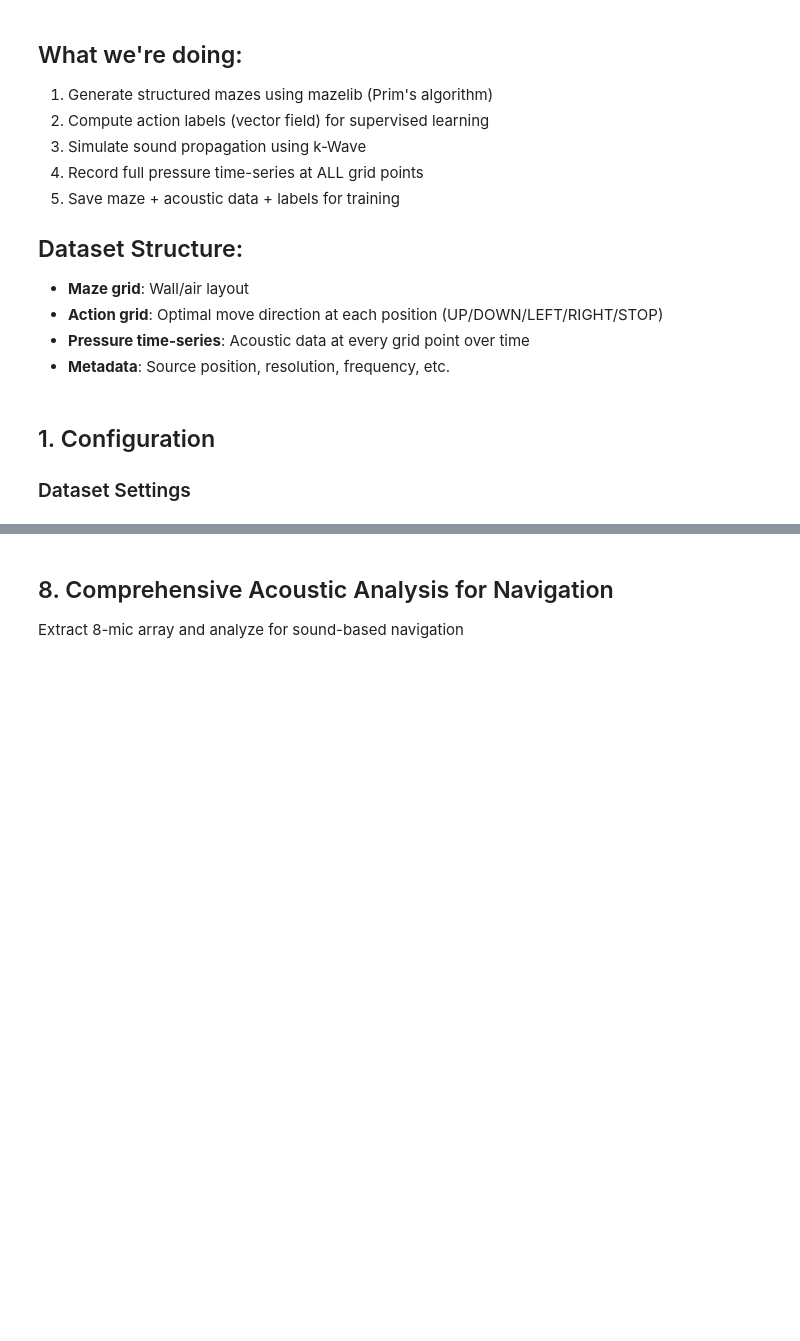
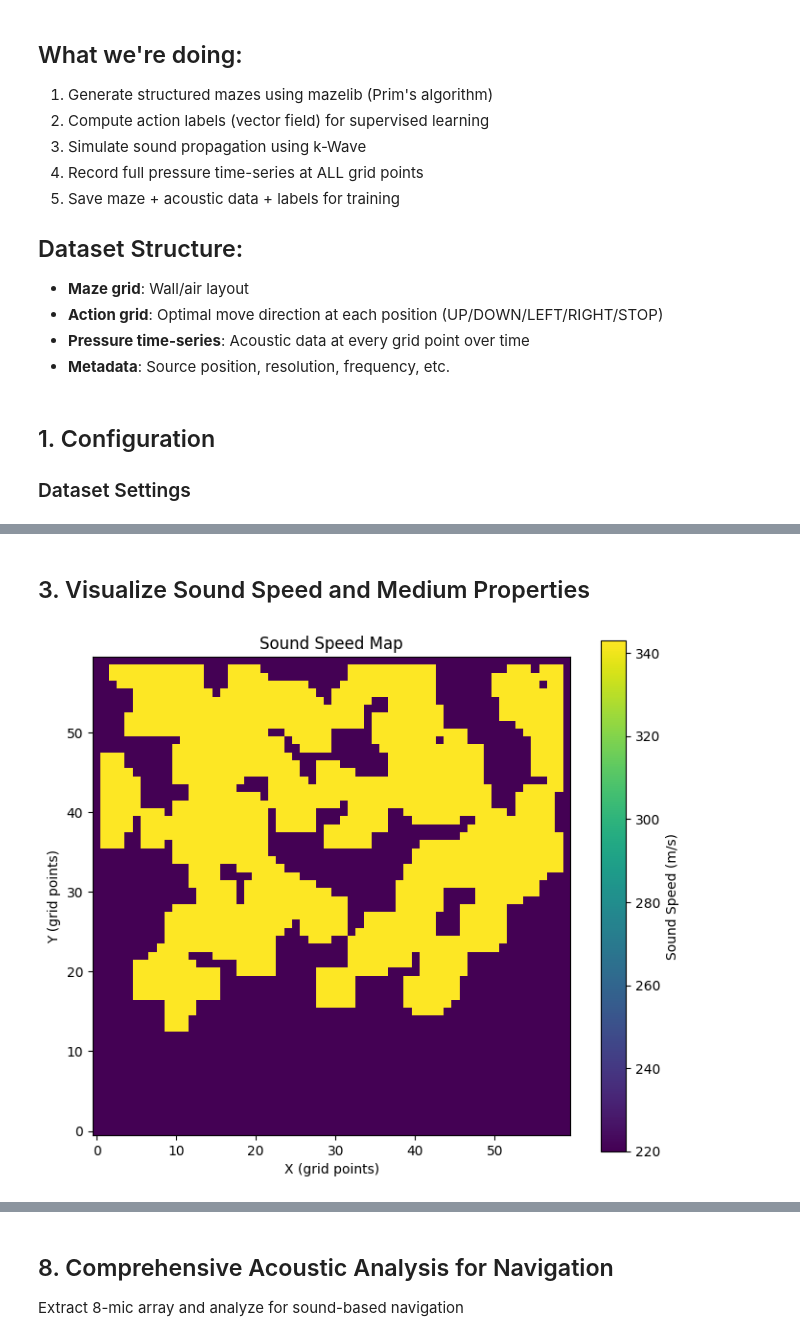
Before and after one commit to djpitzele/Audio-Maze-Navigation, a Jupyter notebook: notebooks/01_Wave_Propagation_Test.ipynb, the cells around one changed output, grey strips where cells are left out. Drawn from its saved outputs; the diff is of its cells as text; code cells hidden in the pictures; blank space fills up the shorter version.

```diff
--- a/notebooks/01_Wave_Propagation_Test.ipynb
+++ b/notebooks/01_Wave_Propagation_Test.ipynb
@@ -342,0 +169,7 @@ Compute RMS from time-series for visualization
+# %% [markdown]
+## 3. Visualize Sound Speed and Medium Properties
+# %%
+# Visualize sound speed map (already computed by AudioCaveSim)
+sim.visualize_sound_speed()
+# %% [output]
+[figure, added]
```
Also changed, not shown: parts of 25 cells of this notebook, 1 other file.
